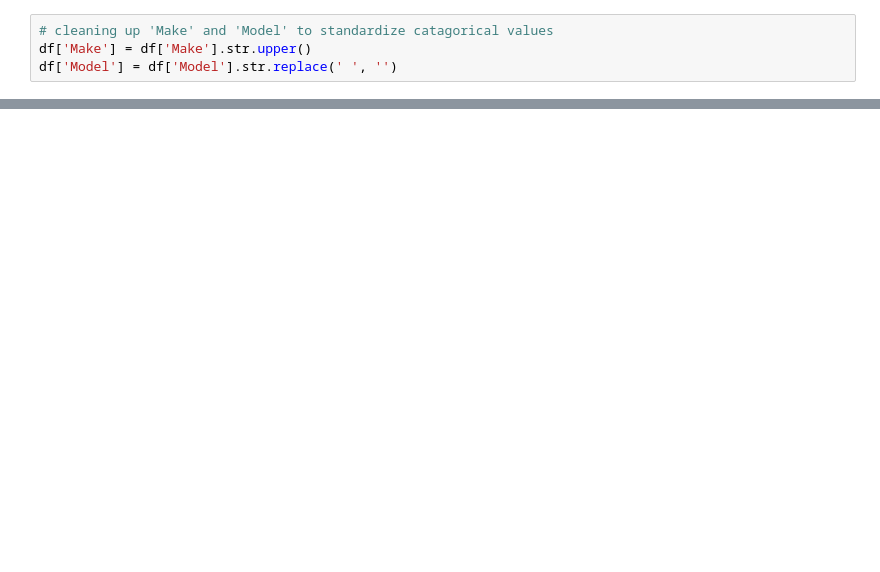
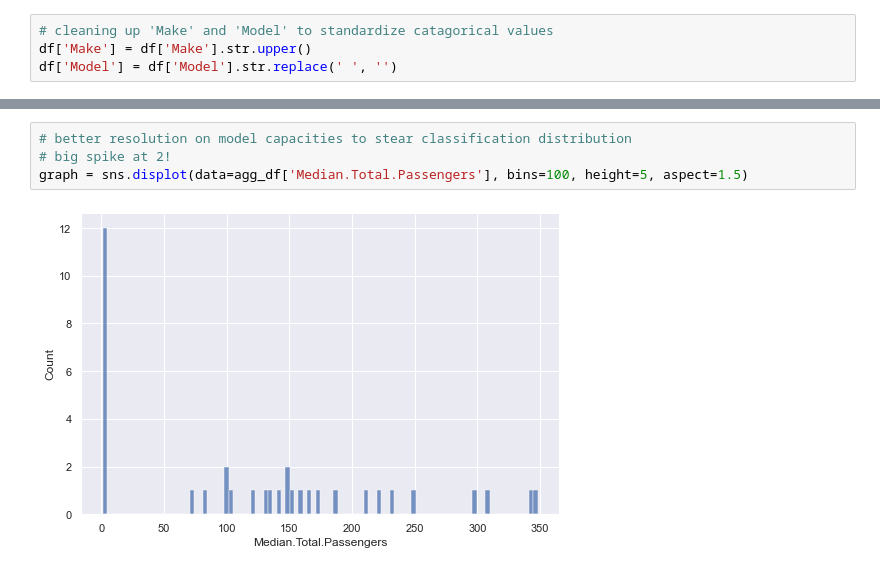
Before and after one commit to dman01337/Aircraft_EDA, a Jupyter notebook: FI_DS_Project1.ipynb, the cells around one changed output, grey strips where cells are left out. Saved outputs shown, nothing was run; the diff lists cells and outputs as text; blank space fills up the shorter version.

```diff
--- a/FI_DS_Project1.ipynb
+++ b/FI_DS_Project1.ipynb
@@ -406,0 +488,6 @@ model_df = df.groupby(['Make', 'Model'])['Total.Fatal.Injuries'].sum().sort_valu
+# %%
+# better resolution on model capacities to stear classification distribution
+# big spike at 2!
+graph = sns.displot(data=agg_df['Median.Total.Passengers'], bins=100, height=5, aspect=1.5)
+# %% [output]
+[figure, added]
```
Also changed, not shown: parts of 39 cells of this notebook, 6 other files.
